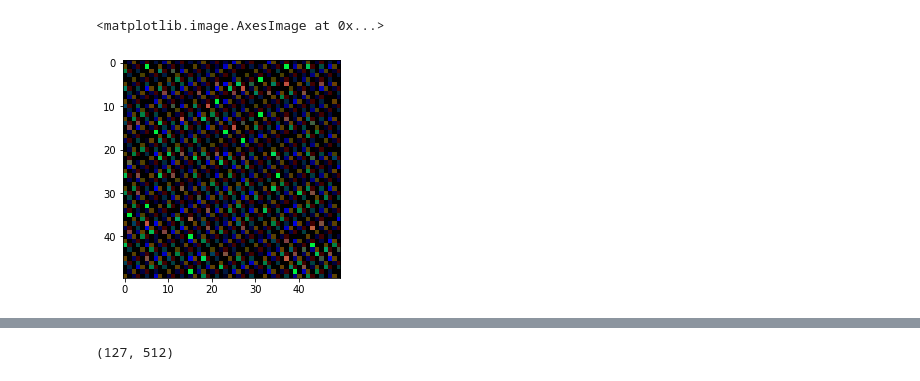
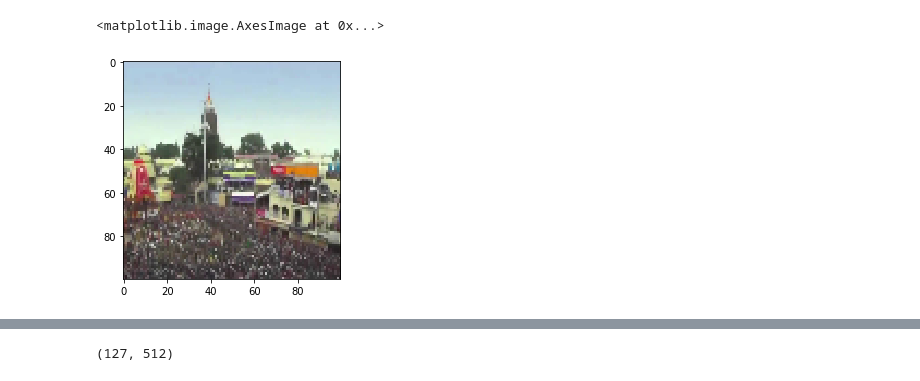
Before and after one commit to tattle-made/feluda, a Jupyter notebook: video_analysis/Untitled.ipynb, the cells around one changed output, grey strips where cells are left out. Cells and saved outputs as stored; diff of their text form; code cells hidden in the pictures.

```diff
--- a/video_analysis/Untitled.ipynb
+++ b/video_analysis/Untitled.ipynb
@@ -13,14 +13,14 @@ sys.path.append('..')
 from analyzer import *
 # %%
 img = Image.open('samples/frame0.jpg')
-img2 = cv2.resize(np.array(img), (50,50))
+img2 = cv2.resize(np.array(img), (100,100))
 print(img2.shape)
 plt.imshow(img2)
 
 images = []
 for fname in tqdm(os.listdir('samples')):
     img = Image.open('samples/'+fname)
-    img2 = cv2.resize(np.array(img), (50,50))
+    img2 = cv2.resize(np.array(img), (100,100))
     images.append(img2.ravel())
 X = np.array(images).T
 print(X.shape)
@@ -31,5 +30,0 @@ print(X.shape)
-# %%
-agglo = cluster.FeatureAgglomeration(n_clusters=127)
-agglo.fit(X)
-Y = agglo.transform(X)
-Y.shape
@@ -38,7 +55,7 @@ Y.shape
 # %%
-img = Y[:,2].reshape((50,50,3))
+img = X[:,1].reshape((100,100,3))
 img = Image.fromarray(img, 'RGB')
 plt.imshow(img)
 # %% [output]
 <matplotlib.image.AxesImage at 0x...>
-[figure, old version]
+[figure, new version]
```
Also changed, not shown: parts of 16 cells of this notebook.
